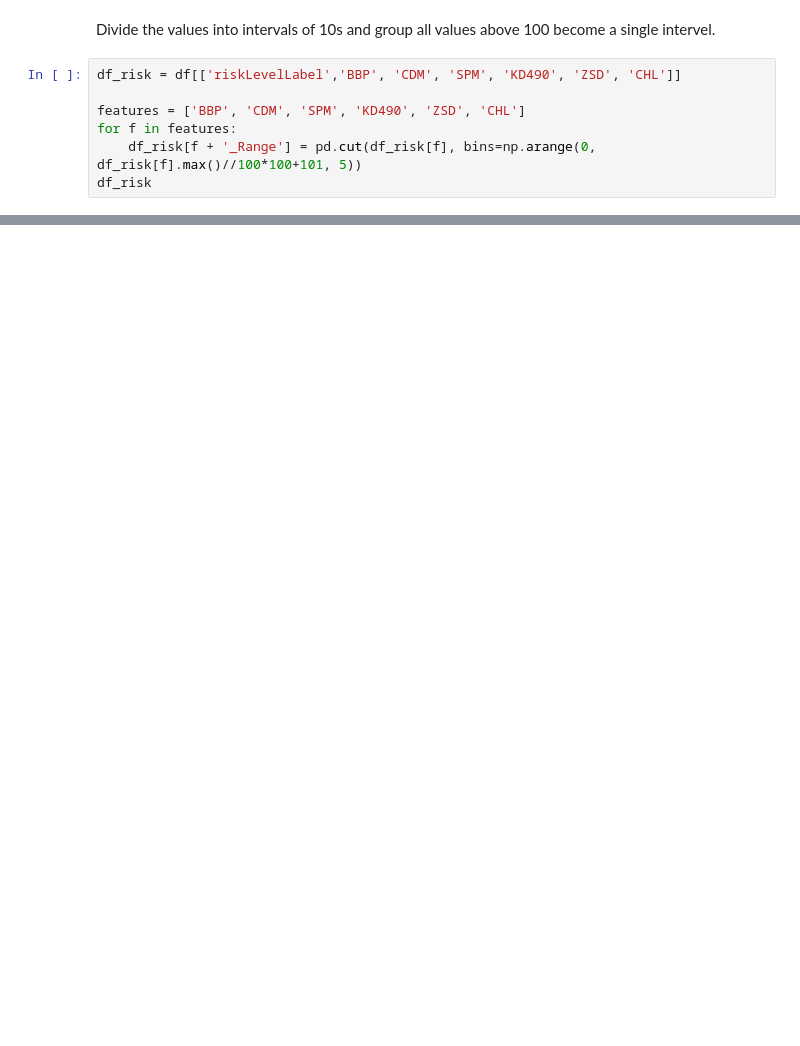
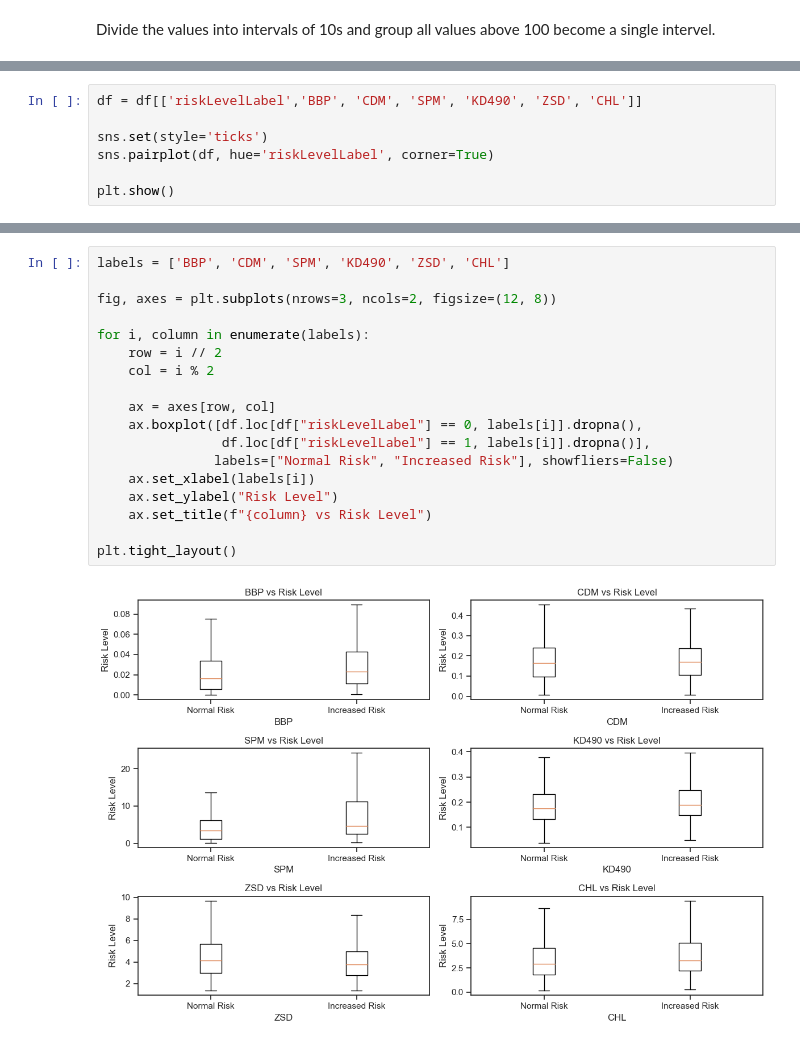
Before and after one commit to lse-st498/P6_WaterPollution_2022_23, a Jupyter notebook: exploratory_data_analysis /EDA_on_original_data(s3).ipynb, the cells around one changed output, grey strips where cells are left out. Cells and saved outputs as stored; diff of their text form; blank space fills up the shorter version.

```diff
--- a/exploratory_data_analysis /EDA_on_original_data(s3).ipynb
+++ b/exploratory_data_analysis /EDA_on_original_data(s3).ipynb
@@ -161,9 +158,2 @@ df
 # %% [markdown]
 Divide the values into intervals of 10s and group all values above 100 become a single intervel.
-# %%
-df_risk = df[['riskLevelLabel','BBP', 'CDM', 'SPM', 'KD490', 'ZSD', 'CHL']]
-
-features = ['BBP', 'CDM', 'SPM', 'KD490', 'ZSD', 'CHL']
-for f in features:
-    df_risk[f + '_Range'] = pd.cut(df_risk[f], bins=np.arange(0, df_risk[f].max()//100*100+101, 5))
-df_risk
@@ -226,0 +178,7 @@ plt.show()
+# %%
+df = df[['riskLevelLabel','BBP', 'CDM', 'SPM', 'KD490', 'ZSD', 'CHL']]
+
+sns.set(style='ticks')
+sns.pairplot(df, hue='riskLevelLabel', corner=True)
+
+plt.show()
@@ -226,0 +187,20 @@ plt.show()
+# %%
+labels = ['BBP', 'CDM', 'SPM', 'KD490', 'ZSD', 'CHL']
+
+fig, axes = plt.subplots(nrows=3, ncols=2, figsize=(12, 8))
+
+for i, column in enumerate(labels):
+    row = i // 2
+    col = i % 2
+
+    ax = axes[row, col]
+    ax.boxplot([df.loc[df["riskLevelLabel"] == 0, labels[i]].dropna(),
+                df.loc[df["riskLevelLabel"] == 1, labels[i]].dropna()],
+               labels=["Normal Risk", "Increased Risk"], showfliers=False)
+    ax.set_xlabel(labels[i])
+    ax.set_ylabel("Risk Level")
+    ax.set_title(f"{column} vs Risk Level")
+
+plt.tight_layout()
+# %% [output]
+[figure, added]
```
Also changed, not shown: parts of 23 cells of this notebook, 4 other files.
